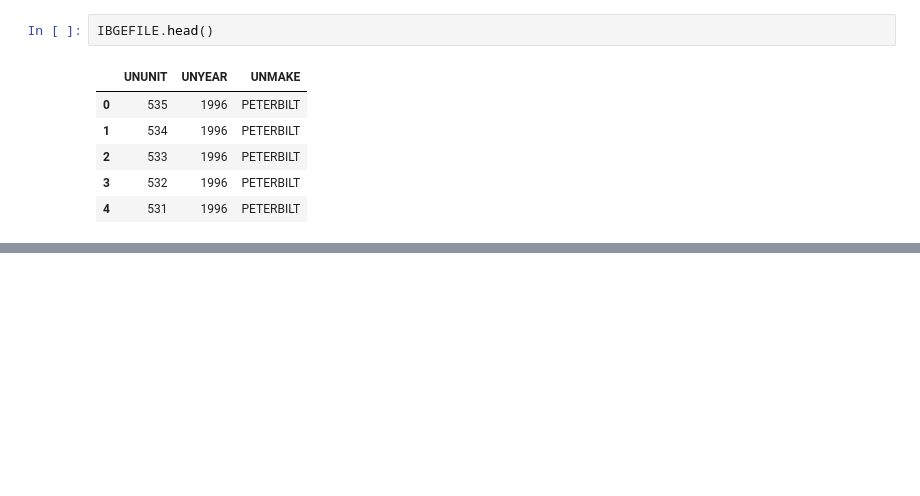
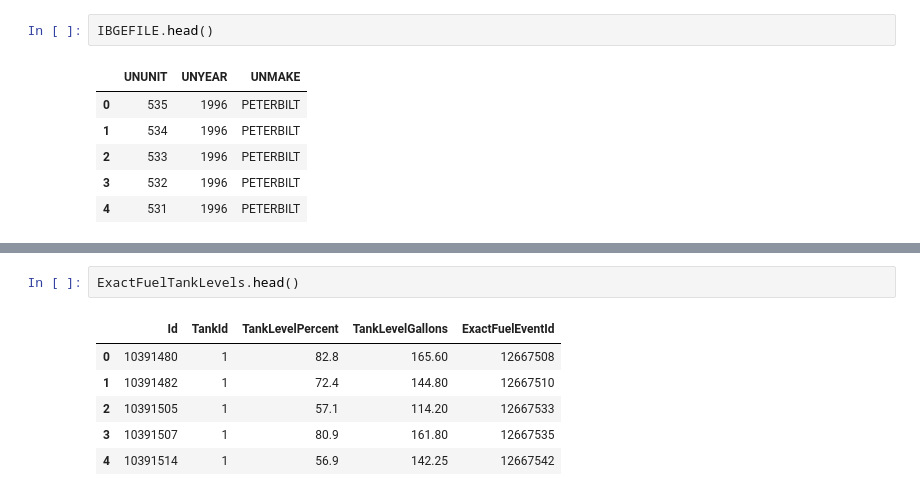
Before and after one commit to DataScienceBS/data-question-6-lionesses, a Jupyter notebook: bigG_data_exp.ipynb, the cells around one changed output, grey strips where cells are left out. Saved outputs shown, nothing was run; the diff lists cells and outputs as text; blank space fills up the shorter version.

```diff
--- a/bigG_data_exp.ipynb
+++ b/bigG_data_exp.ipynb
@@ -50,0 +62,9 @@ IBGEFILE.head()
+# %%
+ExactFuelTankLevels.head()
+# %% [output]
+|  | Id | TankId | TankLevelPercent | TankLevelGallons | ExactFuelEventId |
+| 0 | 10391480 | 1 | 82.8 | 165.60 | 12667508 |
+| 1 | 10391482 | 1 | 72.4 | 144.80 | 12667510 |
+| 2 | 10391505 | 1 | 57.1 | 114.20 | 12667533 |
+| 3 | 10391507 | 1 | 80.9 | 161.80 | 12667535 |
+| 4 | 10391514 | 1 | 56.9 | 142.25 | 12667542 |
```
Also changed, not shown: parts of 2 cells of this notebook.
